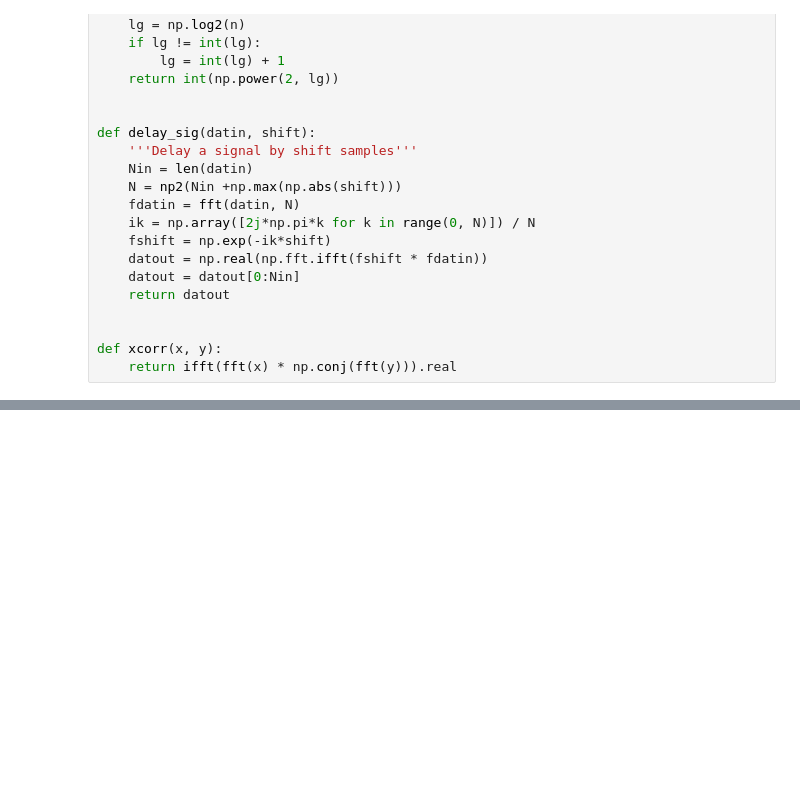
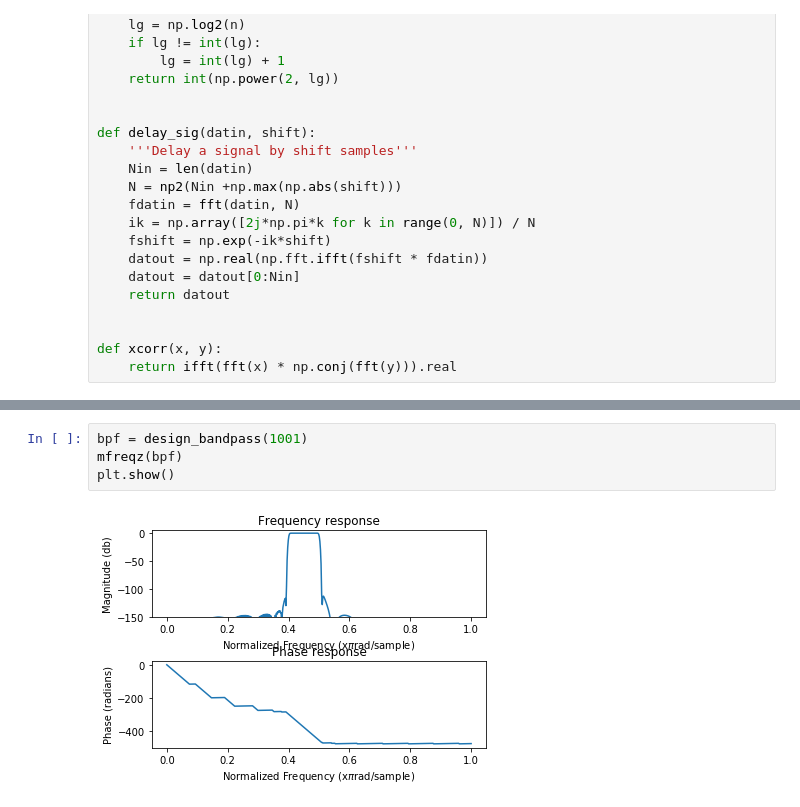
Before and after one commit to blair3sat/irss, a Jupyter notebook: chirpfinder_sim.ipynb, the cells around one changed output, grey strips where cells are left out. Drawn from its saved outputs; the diff is of its cells as text; blank space fills up the shorter version.

Commit message:
Play with designing narrow Remez bandpass filters

```diff
--- a/chirpfinder_sim.ipynb
+++ b/chirpfinder_sim.ipynb
@@ -48,0 +102,6 @@ fs = float(len(noise)) / T
+# %%
+bpf = design_bandpass(1001)
+mfreqz(bpf)
+plt.show()
+# %% [output]
+[figure, added]
```
Also changed, not shown: parts of 7 cells of this notebook.
